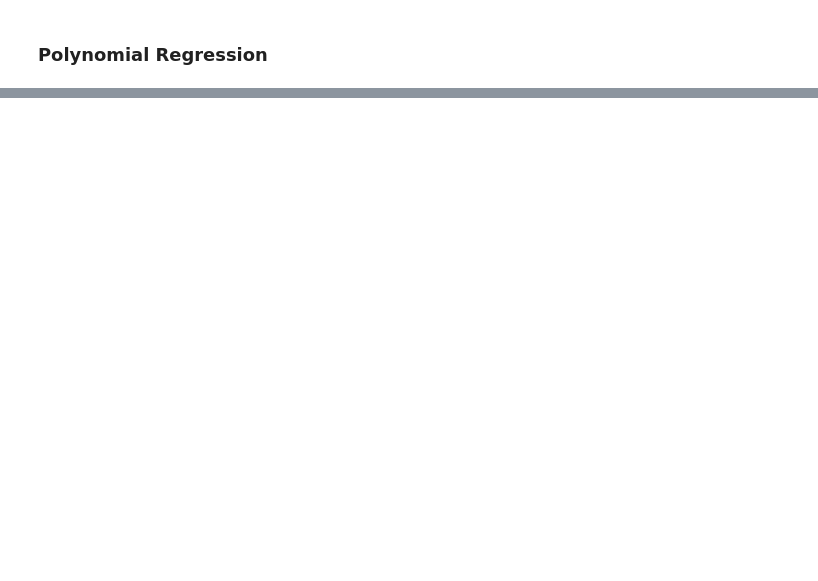
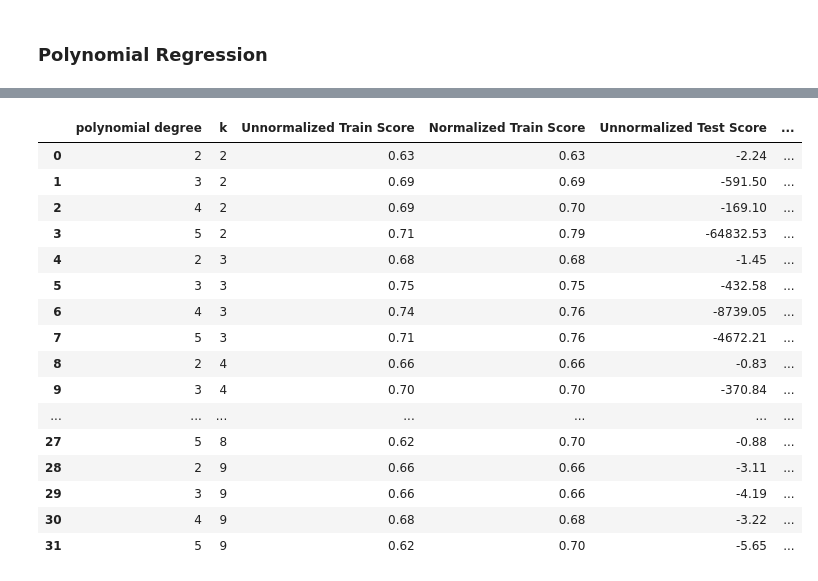
Before and after one commit to SimplyRamin/Pull-Up-Campaign-Analysis, a Jupyter notebook: Modeling.ipynb, the cells around one changed output, grey strips where cells are left out. Drawn from its saved outputs; the diff is of its cells as text; code cells hidden in the pictures; blank space fills up the shorter version.

```diff
--- a/Modeling.ipynb
+++ b/Modeling.ipynb
@@ -270,0 +557,63 @@ plt.show()
+# %%
+influencer_x = np.asarray(influencer[['view']])
+influencer_y = np.asarray(influencer[['cost']])
+leaders_post_x = np.asarray(leaders_post[['view']])
+leaders_post_y = np.asarray(leaders_post[['cost']])
+# %%
+temp_lst = []
+for i in tqdm(range(2, 10)):
+    kf = KFold(n_splits = i)
+    for train_index, test_index in kf.split(influencer_x):
+        X_train, X_test = influencer_x[train_index], influencer_x[test_index]
+        y_train, y_test = influencer_y[train_index], influencer_y[test_index]
+        for j in range(2, 6):
+            poly = PolynomialFeatures(degree=j)
+            X_train_poly = poly.fit_transform(X_train)
+            X_test_poly = poly.fit_transform(X_test)
+            reg_lr_unnormalize = LinearRegression()
+            reg_lr_normalize = LinearRegression(normalize=True)
+            reg_lr_unnormalize.fit(X_train_poly, y_train)
+            reg_lr_normalize.fit(X_train_poly, y_train)
+            temp_lst2 = []
+            temp_lst2.append(j)
+            temp_lst2.append(i)
+            temp_lst2.append(reg_lr_unnormalize.score(X_train_poly, y_train))
+            temp_lst2.append(reg_lr_normalize.score(X_train_poly, y_train))
+            temp_lst2.append(reg_lr_unnormalize.score(X_test_poly, y_test))
+            temp_lst2.append(reg_lr_normalize.score(X_test_poly, y_test))
+            temp_lst.append(temp_lst2)
+
+temp_df = pd.DataFrame(temp_lst, columns=['polynomial degree', 'k', 'Unnormalized Train Score', 'Normalized Train Score', 'Unnormalized Test Score', 'Normalized Test Score'])
+
+temp_lst = []
+for k in range(2, 10):
+    for c in range(2, 6):
+        temp_lst2 = []
+        temp_lst2.append(c)
+        temp_lst2.append(k)
+        temp_lst2.append(np.round(np.mean(temp_df[(temp_df['k'] == k) & (temp_df['polynomial degree'] == c)]['Unnormalized Train Score']), decimals=4))
+        temp_lst2.append(np.round(np.mean(temp_df[(temp_df['k'] == k) & (temp_df['polynomial degree'] == c)]['Normalized Train Score']), decimals=4))
+        temp_lst2.append(np.round(np.mean(temp_df[(temp_df['k'] == k) & (temp_df['polynomial degree'] == c)]['Unnormalized Test Score']), decimals=4))
+        temp_lst2.append(np.round(np.mean(temp_df[(temp_df['k'] == k) & (temp_df['polynomial degree'] == c)]['Normalized Test Score']), decimals=4))
+        temp_lst.append(temp_lst2)
+
+reg_lr_eval_df = pd.DataFrame(temp_lst, columns=['polynomial degree', 'k', 'Unnormalized Train Score', 'Normalized Train Score', 'Unnormalized Test Score', 'Normalized Test Score'])
+reg_lr_eval_df
+# %% [output]
+|  | polynomial degree | k | Unnormalized Train Score | Normalized Train Score | Unnormalized Test Score | ... |
+| 0 | 2 | 2 | 0.63 | 0.63 | -2.24 | ... |
+| 1 | 3 | 2 | 0.69 | 0.69 | -591.50 | ... |
+| 2 | 4 | 2 | 0.69 | 0.70 | -169.10 | ... |
+| 3 | 5 | 2 | 0.71 | 0.79 | -64832.53 | ... |
+| 4 | 2 | 3 | 0.68 | 0.68 | -1.45 | ... |
+| 5 | 3 | 3 | 0.75 | 0.75 | -432.58 | ... |
+| 6 | 4 | 3 | 0.74 | 0.76 | -8739.05 | ... |
+| 7 | 5 | 3 | 0.71 | 0.76 | -4672.21 | ... |
+| 8 | 2 | 4 | 0.66 | 0.66 | -0.83 | ... |
+| 9 | 3 | 4 | 0.70 | 0.70 | -370.84 | ... |
+| ... | ... | ... | ... | ... | ... | ... |
+| 27 | 5 | 8 | 0.62 | 0.70 | -0.88 | ... |
+| 28 | 2 | 9 | 0.66 | 0.66 | -3.11 | ... |
+| 29 | 3 | 9 | 0.66 | 0.66 | -4.19 | ... |
+| 30 | 4 | 9 | 0.68 | 0.68 | -3.22 | ... |
+| 31 | 5 | 9 | 0.62 | 0.70 | -5.65 | ... |
```
Also changed, not shown: parts of 27 cells of this notebook.
